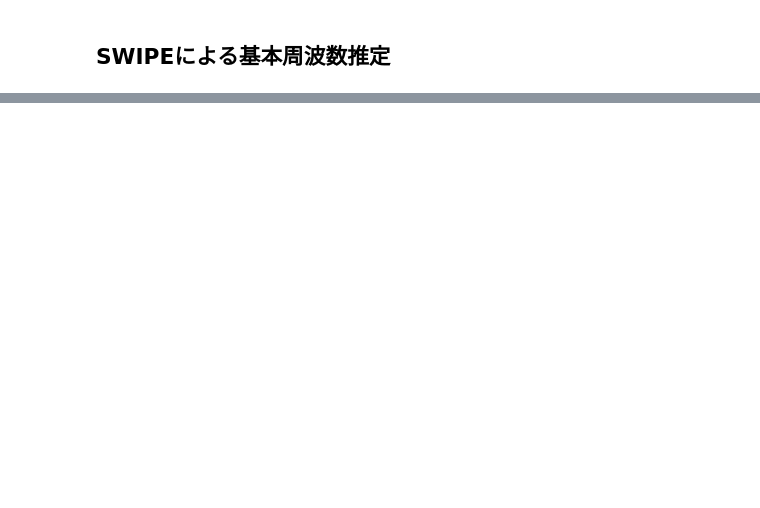
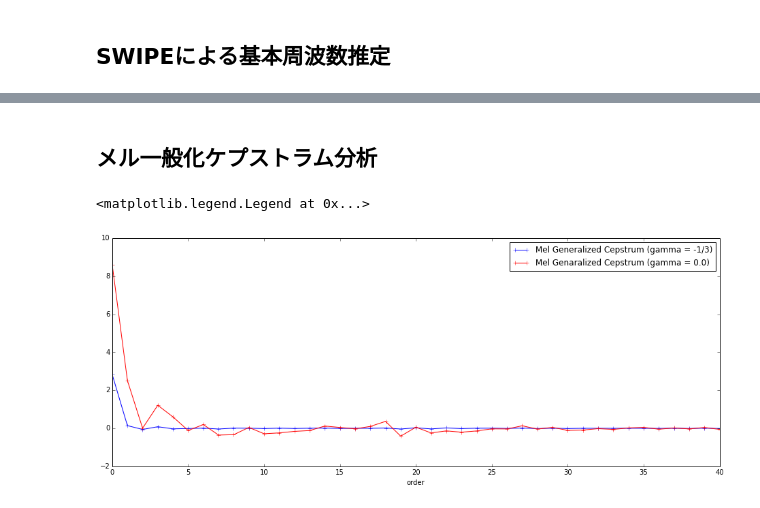
Before and after one commit to r9y9/SPTK, a Jupyter notebook: notebook/SPTK calling from python.ipynb, the cells around one changed output, grey strips where cells are left out. Saved outputs shown, nothing was run; the diff lists cells and outputs as text; code cells hidden in the pictures; blank space fills up the shorter version.

```diff
--- a/notebook/SPTK calling from python.ipynb
+++ b/notebook/SPTK calling from python.ipynb
@@ -66,0 +78,22 @@ print sptk.gexp(r=1, x=3)
+# %% [markdown]
+## メル一般化ケプストラム分析
+# %%
+# Mel Generalized Cepstrum Analysis
+mgc = sptk.mgcep(frame, order=40, alpha=0.41, gamma=-1/3.0)
+
+# orderは0次元を除いた数になっているので、メルケプストラムと同様にメル一般化ケプストラムの次元数は計41となる
+assert mc.shape[0] == 41
+
+figure(num=None, figsize=(16, 6), dpi=80, facecolor='w', edgecolor='k')
+plot(mgc, "b-+", label="Mel Generalized Cepstrum (gamma = -1/3)")
+
+# gamma = 0 の場合、メル一般化ケプストラムはメルケプストラムと等しくなる
+mgc_gamma_zero = sptk.mgcep(frame, order=40, alpha=0.41, gamma=0.0)
+plot(mgc_gamma_zero, "r-+", label="Mel Genaralized Cepstrum (gamma = 0.0)")
+
+xlim(0, len(mgc)-1)
+xlabel("order")
+legend()
+# %% [output]
+<matplotlib.legend.Legend at 0x...>
+[figure, added]
```
Also changed, not shown: parts of 17 cells of this notebook.
